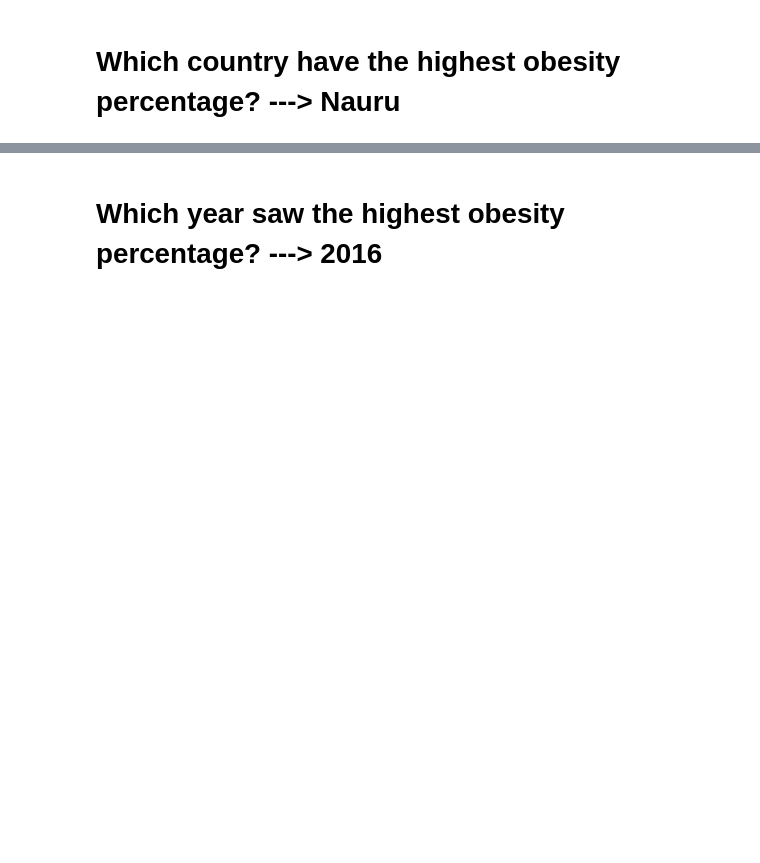
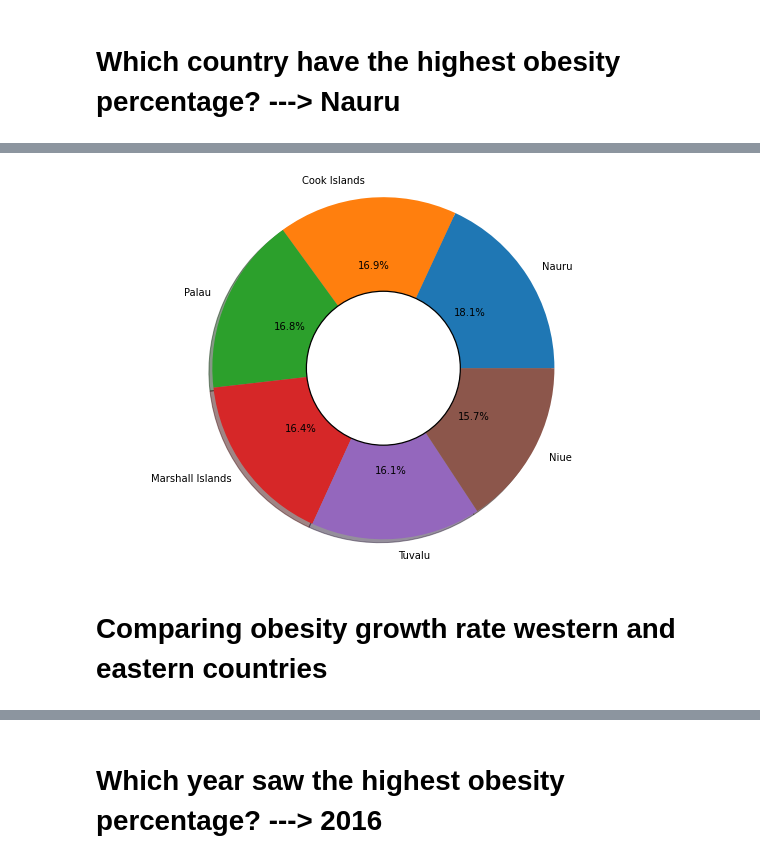
Before and after one commit to pratik-276/Infinite_Stories_with_Data, a Jupyter notebook: Obesity among adults by country, 1975-2016/are-you-getting-obese-in-the-lockdown.ipynb, the cells around one changed output, grey strips where cells are left out. Drawn from its saved outputs; the diff is of its cells as text; code cells hidden in the pictures; blank space fills up the shorter version.

```diff
--- a/Obesity among adults by country, 1975-2016/are-you-getting-obese-in-the-lockdown.ipynb
+++ b/Obesity among adults by country, 1975-2016/are-you-getting-obese-in-the-lockdown.ipynb
@@ -19,9 +38,13 @@ data['Obesity_percentage'] = data['Obesity_percentage'].astype('float')
 country = data.loc[:,['Country','Obesity_percentage']]
 country['max_obesity'] = country.groupby('Country')['Obesity_percentage'].transform('max')
 country.drop('Obesity_percentage', axis=1, inplace=True)
-country = country.drop_duplicates().sort_values('max_obesity', ascending=False).head(10)
+country = country.drop_duplicates().sort_values('max_obesity', ascending=False).head(6)
 
-fig = px.pie(country, names='Country', values='max_obesity', template='seaborn')
-fig.update_traces(rotation=90, pull=0.05, textinfo="percent+label")
-fig.show()
+fig = plt.figure(figsize=(10,7))
+plt.pie(country['max_obesity'], labels=country['Country'], autopct='%1.1f%%', shadow=True)
+centre_circle = plt.Circle((0,0),0.45,color='black', fc='white',linewidth=1.25)
+fig = plt.gcf()
+fig.gca().add_artist(centre_circle)
+plt.axis('equal')
+plt.show()
 # %% [output]
@@ -28,0 +51,3 @@ fig.show()
+[figure, added]
+# %% [markdown]
+# Comparing obesity growth rate western and eastern countries
```
Also changed, not shown: parts of 22 cells of this notebook.
